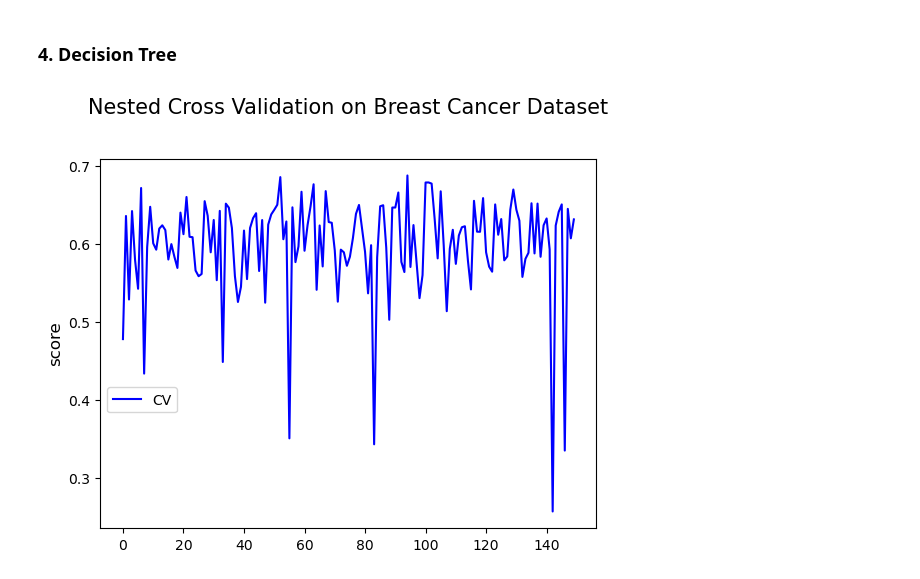
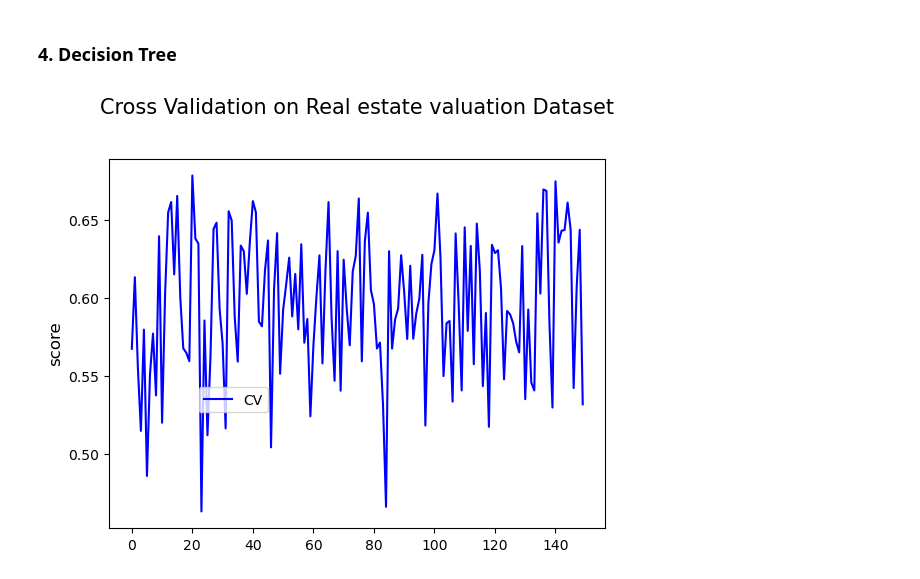
Before and after one commit to shawnhuyiwen/MLAssignment1, a Jupyter notebook: assignment1_real_estate_valuation_Regression.ipynb, the cells around one changed output. Drawn from its saved outputs; the diff is of its cells as text; code cells hidden in the pictures.

```diff
--- a/assignment1_real_estate_valuation_Regression.ipynb
+++ b/assignment1_real_estate_valuation_Regression.ipynb
@@ -199,35 +192,35 @@ params = []
 for i in range(NUM_TRIALS):
 
     cv = KFold(n_splits=5, shuffle=True, random_state=i)
 
     dtr = GridSearchCV(estimator=tree_dtr, param_grid=p_grid, cv=cv)
     dtr.fit(X,y)
     scores[i] = dtr.best_score_
     params.append(dtr.best_params_)
     best_hyper_params_count = [[0 for i in range(5)] for j in range(3)]
 
 for i in params:
     best_hyper_params_count[int(i['min_samples_split']/5-1)][int((i['max_depth']-3)/2)] = params.count(i)
 
 # Plot scores on each trial for nested and non-nested CV
 plt.figure()
 (line,) = plt.plot(scores, color="b")
 plt.ylabel("score", fontsize="12")
 plt.legend(
     [line],
     ["CV"],
     bbox_to_anchor=(0, 0.4, 0.5, 0),
 )
 plt.title(
-    "Nested Cross Validation on Breast Cancer Dataset",
+    "Cross Validation on Real estate valuation Dataset",
     x=0.5,
     y=1.1,
     fontsize="15",
 )
 
 plt.show()
 # %% [output]
-[figure, old version]
+[figure, new version]
 # %%
 plt.figure(figsize = (15,8))
 
```
Also changed, not shown: parts of 22 cells of this notebook.
